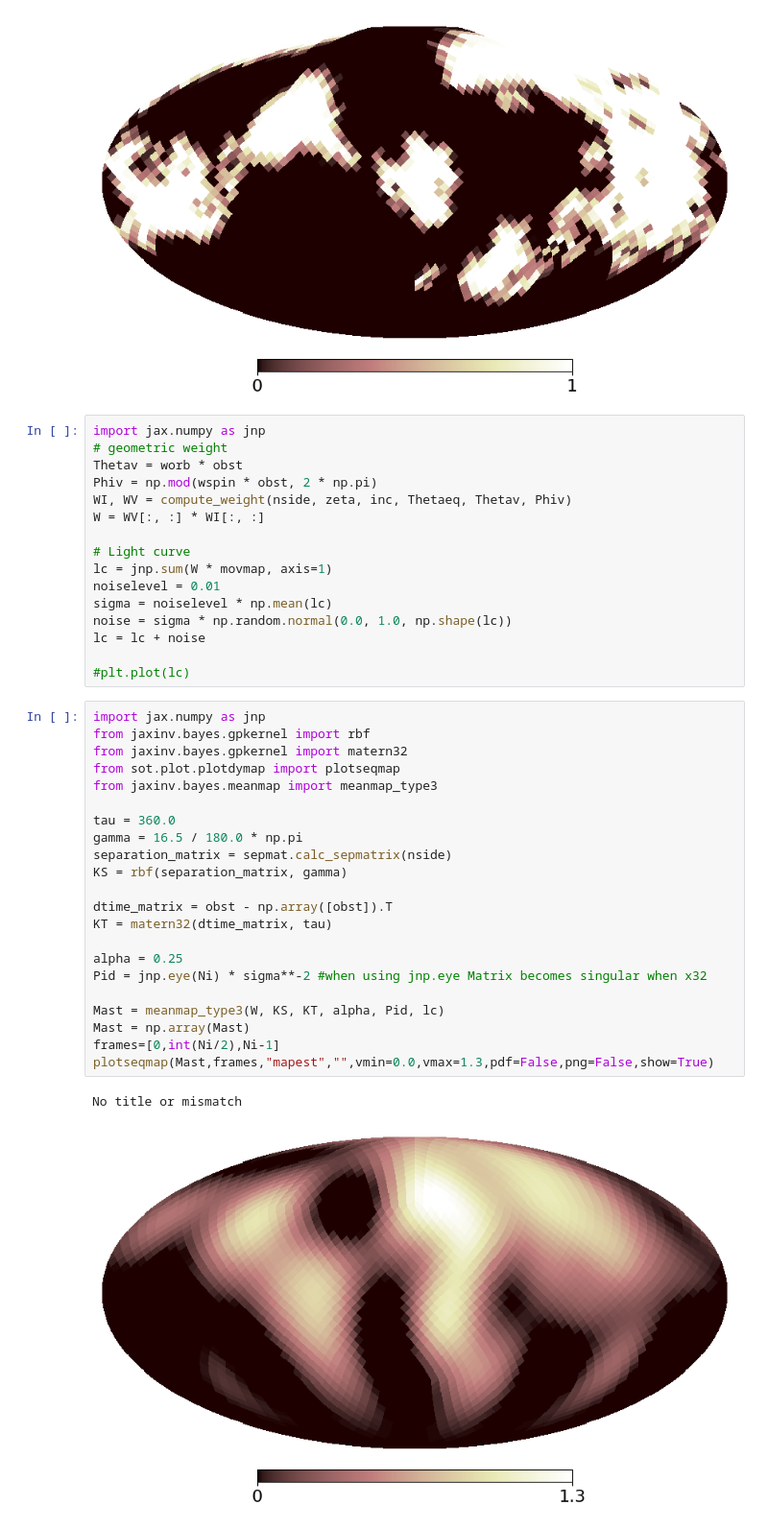
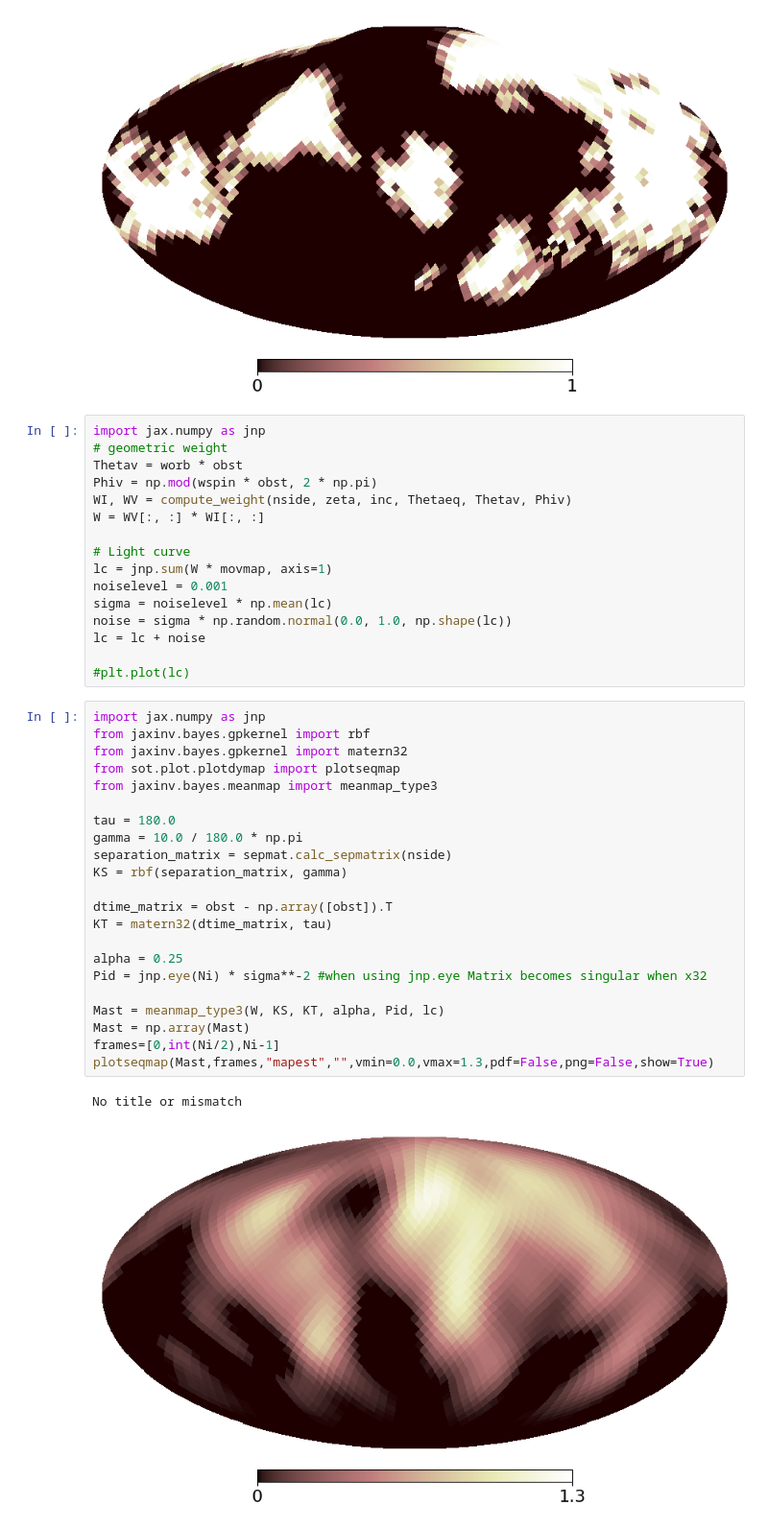
Before and after one commit to HajimeKawahara/sot, a Jupyter notebook: tutorial/dynamic SOT for a rotating Earth.ipynb, the cells around one changed output. Shown at 96% size. Drawn from its saved outputs; the diff is of its cells as text.

```diff
--- a/tutorial/dynamic SOT for a rotating Earth.ipynb
+++ b/tutorial/dynamic SOT for a rotating Earth.ipynb
@@ -62,7 +69,7 @@ W = WV[:, :] * WI[:, :]
 
 # Light curve
 lc = jnp.sum(W * movmap, axis=1)
-noiselevel = 0.01
+noiselevel = 0.001
 sigma = noiselevel * np.mean(lc)
 noise = sigma * np.random.normal(0.0, 1.0, np.shape(lc))
 lc = lc + noise
@@ -71,25 +78,25 @@ lc = lc + noise
 # %%
 import jax.numpy as jnp
 from jaxinv.bayes.gpkernel import rbf
 from jaxinv.bayes.gpkernel import matern32
 from sot.plot.plotdymap import plotseqmap
 from jaxinv.bayes.meanmap import meanmap_type3
 
-tau = 360.0
-gamma = 16.5 / 180.0 * np.pi
+tau = 180.0
+gamma = 10.0 / 180.0 * np.pi
 separation_matrix = sepmat.calc_sepmatrix(nside)
 KS = rbf(separation_matrix, gamma)
 
 dtime_matrix = obst - np.array([obst]).T
 KT = matern32(dtime_matrix, tau)
 
 alpha = 0.25
 Pid = jnp.eye(Ni) * sigma**-2 #when using jnp.eye Matrix becomes singular when x32
 
 Mast = meanmap_type3(W, KS, KT, alpha, Pid, lc)
 Mast = np.array(Mast)
 frames=[0,int(Ni/2),Ni-1]
 plotseqmap(Mast,frames,"mapest","",vmin=0.0,vmax=1.3,pdf=False,png=False,show=True)
 # %% [output]
 No title or mismatch
-[figure, old version]
+[figure, new version]
```
Also changed, not shown: parts of 5 cells of this notebook.
